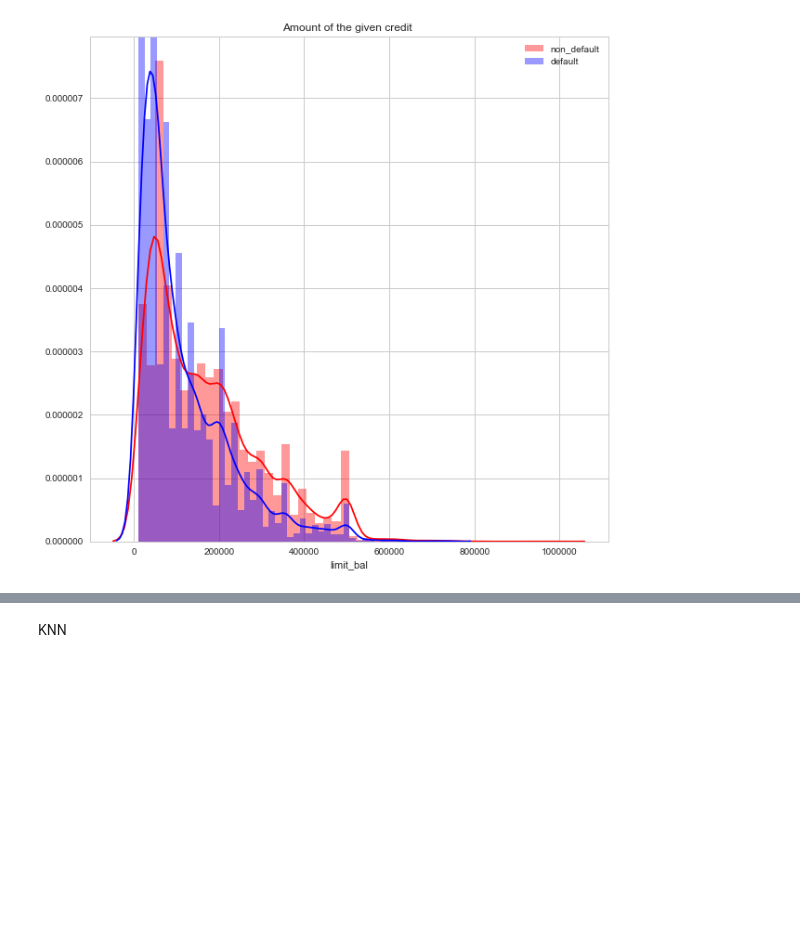
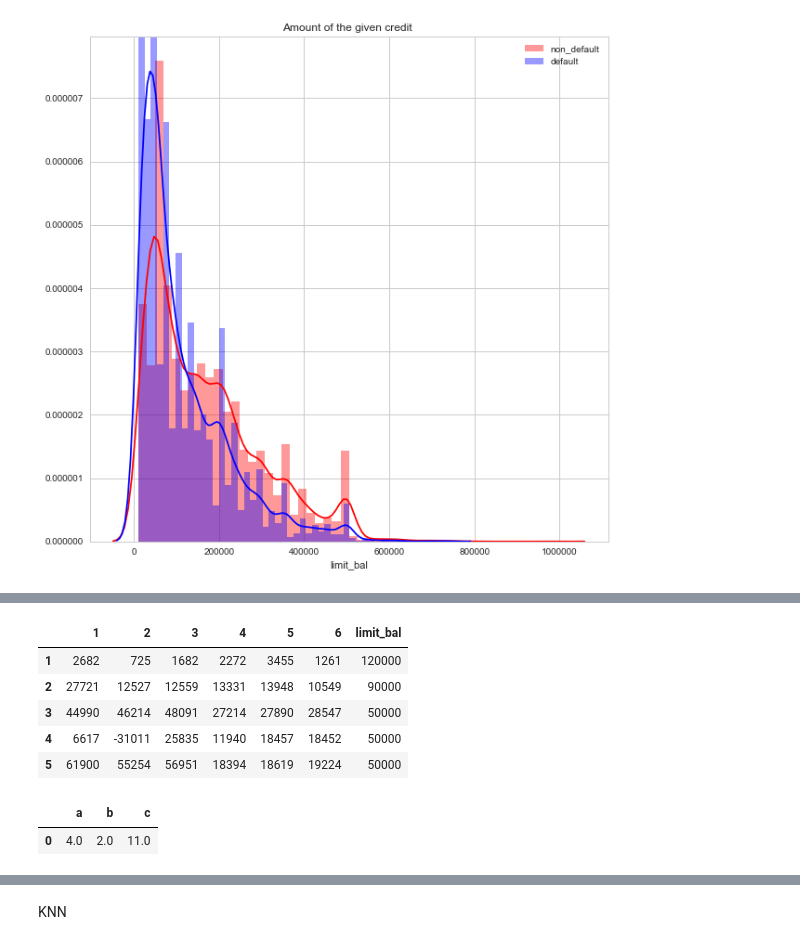
Before and after one commit to Jingophelia/Projects, a Jupyter notebook: Capstone/capstone.ipynb, the cells around one changed output, grey strips where cells are left out. Drawn from its saved outputs; the diff is of its cells as text; code cells hidden in the pictures; blank space fills up the shorter version.

```diff
--- a/Capstone/capstone.ipynb
+++ b/Capstone/capstone.ipynb
@@ -503,7 +489,10 @@ plt.show()
 # %%
 bill_statement=df.iloc[:,11:17]
 pay_statement=df.iloc[:,17:23]
-bill_statement
-pay_statement
-test=bill_statement.subtract(pay_statement,fill_value=0)
-wuwuwu
+bill_statement.columns=[1,2,3,4,5,6]
+pay_statement.columns=[1,2,3,4,5,6]
+diff=bill_statement.subtract(pay_statement,fill_value=0)
+diff['limit_bal']=df['limit_bal']
+
+#ratio=diff.div(limit_bal)
+#ratio.head()
@@ -528,0 +499,14 @@ wuwuwu
+# %%
+diff.head()
+# %% [output]
+|  | 1 | 2 | 3 | 4 | 5 | 6 | limit_bal |
+| 1 | 2682 | 725 | 1682 | 2272 | 3455 | 1261 | 120000 |
+| 2 | 27721 | 12527 | 12559 | 13331 | 13948 | 10549 | 90000 |
+| 3 | 44990 | 46214 | 48091 | 27214 | 27890 | 28547 | 50000 |
+| 4 | 6617 | -31011 | 25835 | 11940 | 18457 | 18452 | 50000 |
+| 5 | 61900 | 55254 | 56951 | 18394 | 18619 | 19224 | 50000 |
+# %%
+df2
+# %% [output]
+|  | a | b | c |
+| 0 | 4.0 | 2.0 | 11.0 |
```
Also changed, not shown: parts of 9 cells of this notebook.
